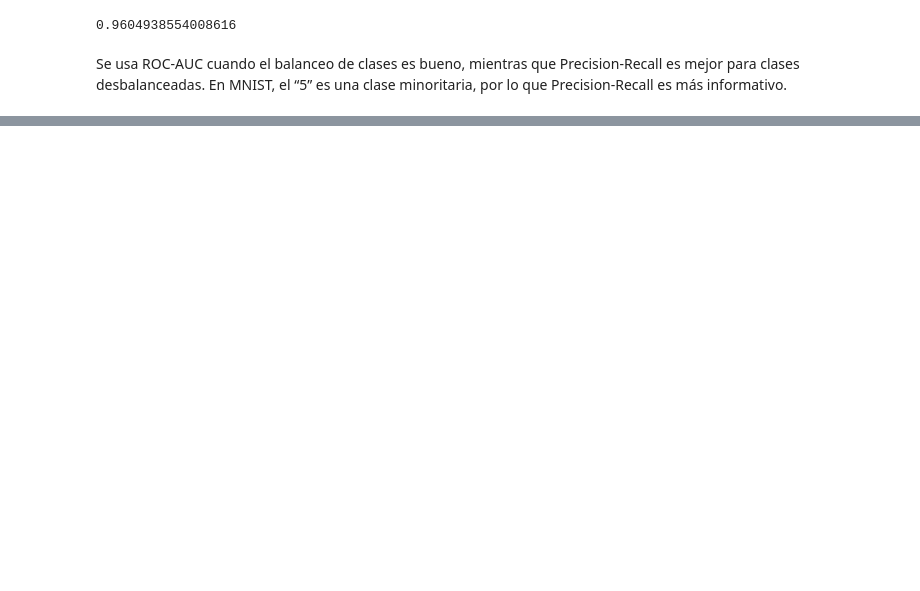
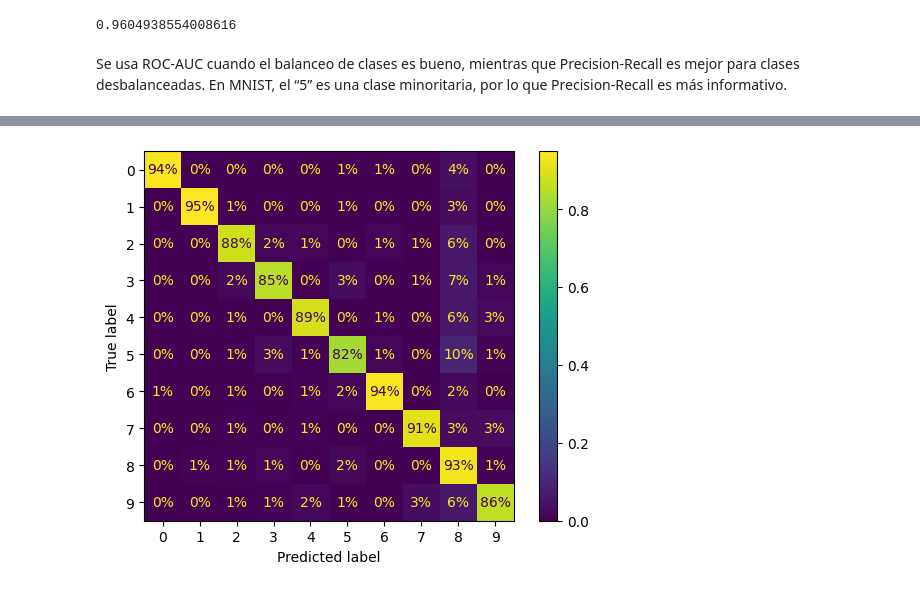
Before and after one commit to Sechi42/homl-study, a Jupyter notebook: 03_classification/03_classification.ipynb, the cells around one changed output, grey strips where cells are left out. Saved outputs shown, nothing was run; the diff lists cells and outputs as text; code cells hidden in the pictures; blank space fills up the shorter version.

```diff
--- a/03_classification/03_classification.ipynb
+++ b/03_classification/03_classification.ipynb
@@ -354,0 +643,6 @@ forest_clf = RandomForestClassifier(random_state=42)
+# %%
+ConfusionMatrixDisplay.from_predictions(y_train, y_train_pred,
+normalize="true", values_format=".0%")
+plt.show()
+# %% [output]
+[figure, added]
```
Also changed, not shown: parts of 31 cells of this notebook, 1 other file.
